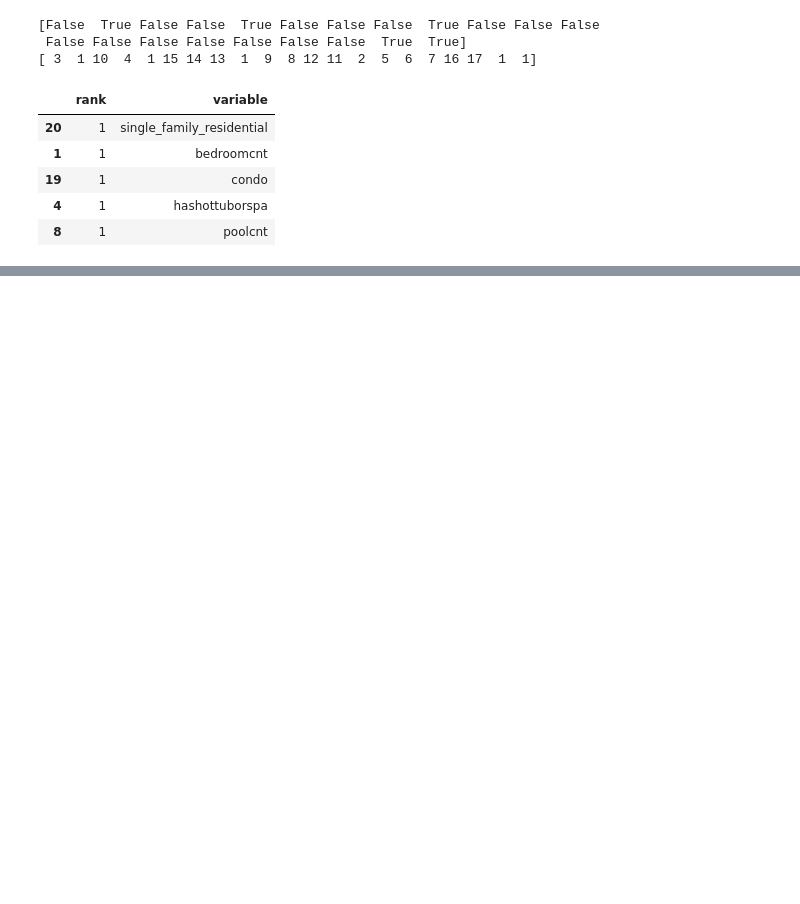
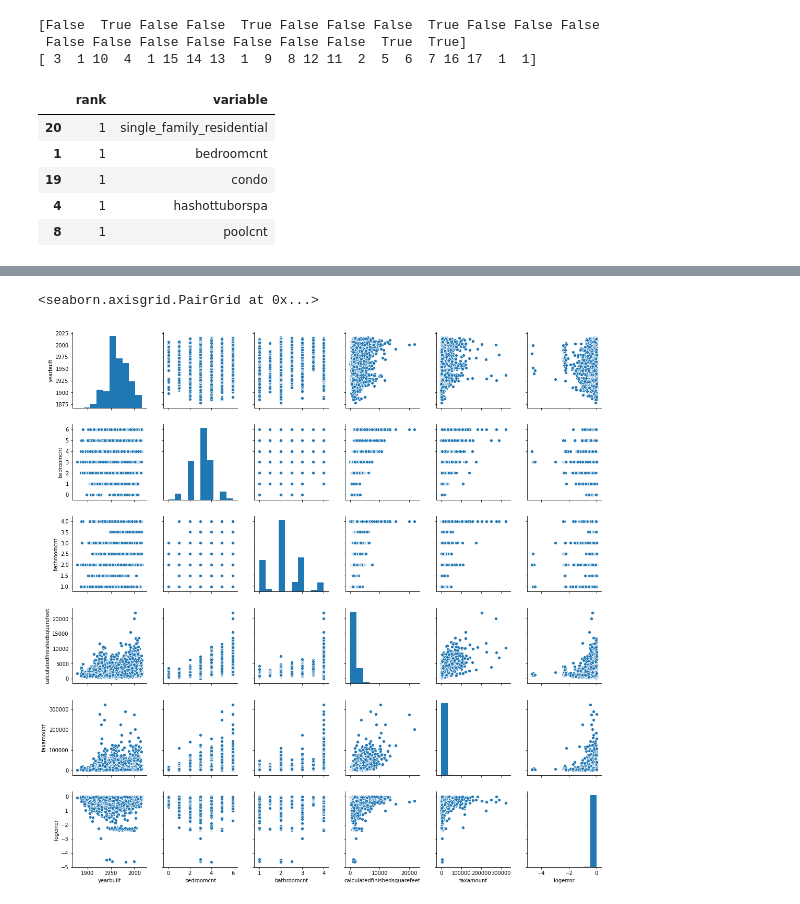
Before and after one commit to matthewzapata/ds-methodologies-exercises, a Jupyter notebook: clustering/zillow_exercises.ipynb, the cells around one changed output, grey strips where cells are left out. Cells and saved outputs as stored; diff of their text form; code cells hidden in the pictures; blank space fills up the shorter version.

```diff
--- a/clustering/zillow_exercises.ipynb
+++ b/clustering/zillow_exercises.ipynb
@@ -1657,0 +1827,6 @@ explore_zillow.linear_models(X, y)
+# %%
+sns.pairplot(negative_logerror[['yearbuilt', 'bedroomcnt', 'bathroomcnt', 'calculatedfinishedsquarefeet',
+                                'taxamount', 'logerror']])
+# %% [output]
+<seaborn.axisgrid.PairGrid at 0x...>
+[figure, added]
```
Also changed, not shown: parts of 96 cells of this notebook, 1 other file.
